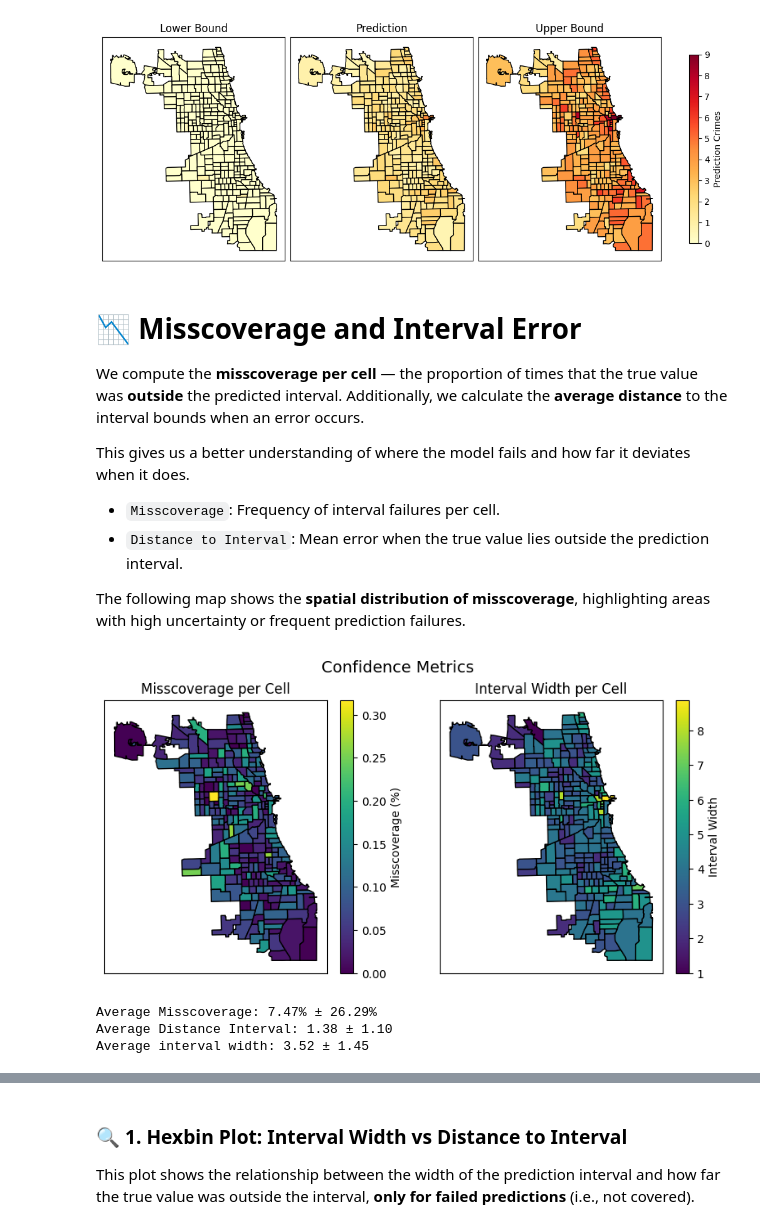
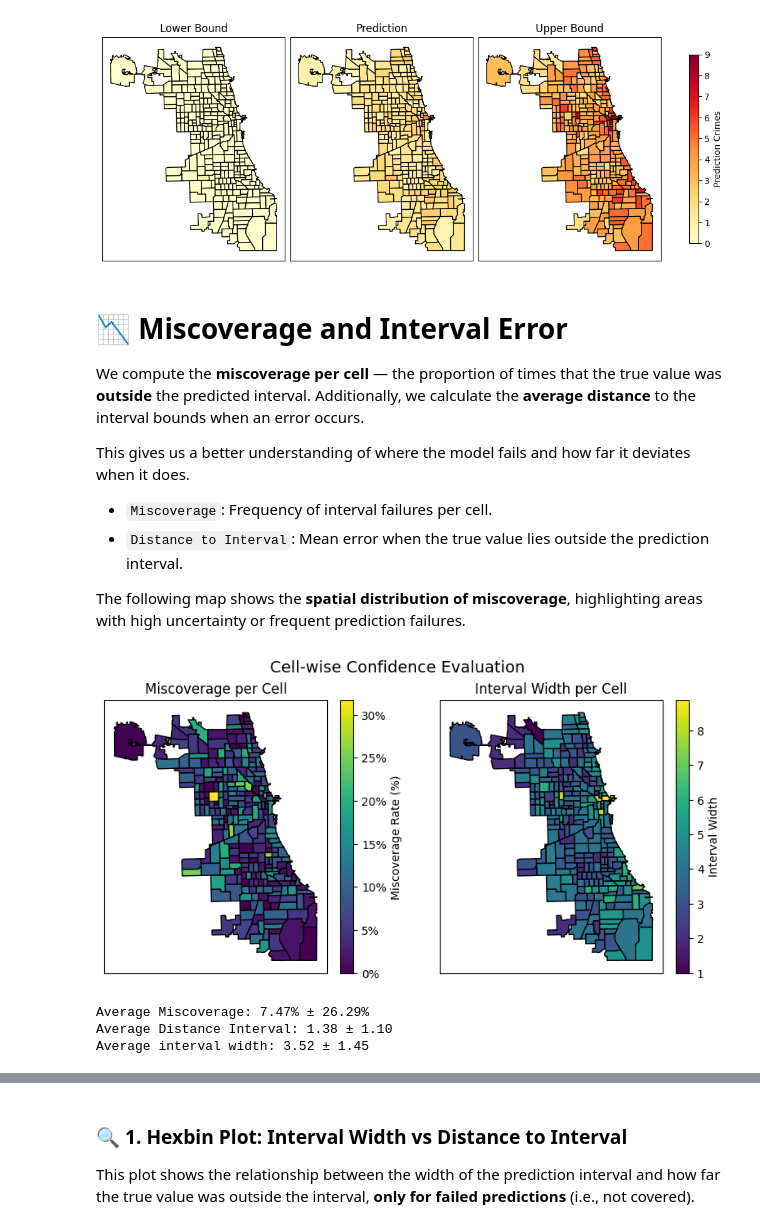
Before and after one commit to cristian-pulido/uncertainty-informed-decision-making, a Jupyter notebook: articulos/uncertainty-hotspots/experiments/chicago_real_data/04_uncertainty_analiysis.ipynb, the cells around one changed output, grey strips where cells are left out. Saved outputs shown, nothing was run; the diff lists cells and outputs as text; code cells hidden in the pictures.

```diff
--- a/articulos/uncertainty-hotspots/experiments/chicago_real_data/04_uncertainty_analiysis.ipynb
+++ b/articulos/uncertainty-hotspots/experiments/chicago_real_data/04_uncertainty_analiysis.ipynb
@@ -140,6 +143,7 @@ y_test = df_test[target].copy()
 
 
 import matplotlib.colors as mcolors
+from matplotlib.ticker import PercentFormatter
 
 def plot_prediction_maps(
     gdf_base,
@@ -153,7 +157,9 @@ def plot_prediction_maps(
     edgecolor="black",
     vmin=None,
     vmax=None,
-    colorbar_labels=None
+    colorbar_labels=None,
+    percent_format=None,
+    save_path=None
 ):
     """
     Plot multiple prediction maps side by side with optional shared or individual colorbars.
@@ -170,14 +176,17 @@ def plot_prediction_maps(
     - edgecolor: str, color of region edges
     - vmin, vmax: float, global color range (used only if share_colorbar=True)
     - colorbar_labels: list of str, used only if share_colorbar=False
+    - percent_format: list of bools, one per map (or one if shared), to apply PercentFormatter
     """
-
     n = len(df_list)
     if columns is None:
         raise ValueError("Must provide 'columns': one column name per DataFrame.")
-
     if len(columns) != n:
         raise ValueError("Length of 'columns' must match length of 'df_list'.")
+    if percent_format is None:
+        percent_format = [False] * n
+    if share_colorbar and len(percent_format) > 1:
+        percent_format = [percent_format[0]]  # only one format matters if shared
 
     fig, axes = plt.subplots(1, n, figsize=figsize, constrained_layout=True)
     if n == 1:
@@ -192,14 +201,19 @@ def plot_prediction_maps(
 
     for i, (df, col, ax) in enumerate(zip(df_list, columns, axes)):
         merged = gdf_base.merge(df, how="left", left_on="BEAT_NUM", right_on="beat")
+
         if share_colorbar:
             merged.plot(
                 column=col, cmap=cmap, ax=ax, edgecolor=edgecolor, legend=False, norm=norm
             )
         else:
+            fmt = PercentFormatter(decimals=0) if percent_format[i] else None
             merged.plot(
                 column=col, cmap=cmap, ax=ax, edgecolor=edgecolor, legend=True,
-                legend_kwds={"label": colorbar_labels[i] if colorbar_labels else col}
+                legend_kwds={
+                    "label": colorbar_labels[i] if colorbar_labels else col,
+                    "format": fmt
+                }
             )
 
         ax.set_title(titles[i] if titles else f"Map {i+1}")
@@ -212,10 +226,16 @@ def plot_prediction_maps(
         sm._A = []
         cbar = fig.colorbar(sm, ax=axes, shrink=0.8)
         cbar.set_label(colorbar_labels[0] if colorbar_labels else columns[0])
+        if percent_format[0]:
+            cbar.ax.yaxis.set_major_formatter(PercentFormatter(decimals=0))
 
     if suptitle:
         plt.suptitle(suptitle, fontsize=14)
 
+    if save_path is not None:
+        fig.savefig(save_path, format="pdf", bbox_inches="tight", dpi=300)
+
+
     plt.show()
 # %% [markdown]
 # 📏 Apply Conformal Prediction (MAPIE) per Cell
@@ -287,49 +307,52 @@ plot_prediction_maps(
 Applying MAPIE per cell using pre-trained Naive model...
 [figure]
 # %% [markdown]
-# 📉 Misscoverage and Interval Error
+# 📉 Miscoverage and Interval Error
 
-We compute the **misscoverage per cell** — the proportion of times that the true value was **outside** the predicted interval. Additionally, we calculate the **average distance** to the interval bounds when an error occurs.
+We compute the **miscoverage per cell** — the proportion of times that the true value was **outside** the predicted interval. Additionally, we calculate the **average distance** to the interval bounds when an error occurs.
 
 This gives us a better understanding of where the model fails and how far it deviates when it does.
 
-- `Misscoverage`: Frequency of interval failures per cell.
+- `Miscoverage`: Frequency of interval failures per cell.
 - `Distance to Interval`: Mean error when the true value lies outside the prediction interval.
 
-The following map shows the **spatial distribution of misscoverage**, highlighting areas with high uncertainty or frequent prediction failures.
+The following map shows the **spatial distribution of miscoverage**, highlighting areas with high uncertainty or frequent prediction failures.
 # %%
 grid_true, _ = predictions_to_grid(X_test, y_test, y_test, grid_size, aggregate=False)
 
-miss_coverage=compute_misscoverage_per_cell(grid_true, y_min, y_max,X_test)
-misscoverage_grid, overall_misscoverage, std_misscoverage,avg_error_outside,std_error_outside=compute_overall_misscoverage(miss_coverage)
-df_misscoverage=grid_to_dataframe(misscoverage_grid, coord_to_beat_map, value_name="miss_coverage")
+miss_coverage=compute_miscoverage_per_cell(grid_true, y_min, y_max,X_test)
+miscoverage_grid, overall_miscoverage, std_miscoverage,avg_error_outside,std_error_outside=compute_overall_miscoverage(miss_coverage)
+df_misscoverage=grid_to_dataframe(miscoverage_grid, coord_to_beat_map, value_name="miss_coverage")
+df_misscoverage["miss_coverage"]*=100
 
 
 width_intervals=compute_interval_width_per_sample(np.repeat(y_min[None, :, :], test_days, axis=0),
                                                   np.repeat(y_max[None, :, :], test_days, axis=0),
                                                   X_test)
 width_grid, overall_width, std_width=compute_overall_interval_width(width_intervals)
 df_width_grid=grid_to_dataframe(width_grid, coord_to_beat_map, value_name="interval_width")
 
 
 plot_prediction_maps(
     gdf_base=gdf[["BEAT_NUM", "geometry"]],
     df_list=[df_misscoverage, df_width_grid],
     columns=["miss_coverage", "interval_width"],
-    titles=["Misscoverage per Cell", "Interval Width per Cell"],
+    titles=["Miscoverage per Cell", "Interval Width per Cell"],
     cmap="viridis",
     share_colorbar=False,
-    colorbar_labels=["Misscoverage (%)", "Interval Width"],
-    suptitle="Confidence Metrics",
-    figsize=(8, 4)
+    colorbar_labels=["Miscoverage Rate (%)", "Interval Width"],
+    suptitle="Cell-wise Confidence Evaluation",
+    figsize=(8, 4),
+    percent_format=[True,False],
+    save_path="../../results/figures/confidence_metrics.pdf"
 )
 
-print(f"Average Misscoverage: {100 * overall_misscoverage:.2f}% ± {100 * std_misscoverage:.2f}%")
+print(f"Average Miscoverage: {100 * overall_miscoverage:.2f}% ± {100 * std_miscoverage:.2f}%")
 print(f"Average Distance Interval: { avg_error_outside:.2f} ± {std_error_outside:.2f}")
 print(f"Average interval width: {overall_width:.2f} ± {std_width:.2f}")
 # %% [output]
-[figure, old version]
+[figure, new version]
-Average Misscoverage: 7.47% ± 26.29%
+Average Miscoverage: 7.47% ± 26.29%
 Average Distance Interval: 1.38 ± 1.10
 Average interval width: 3.52 ± 1.45
 # %% [markdown]
```
Also changed, not shown: parts of 11 cells of this notebook, 18 other files.
